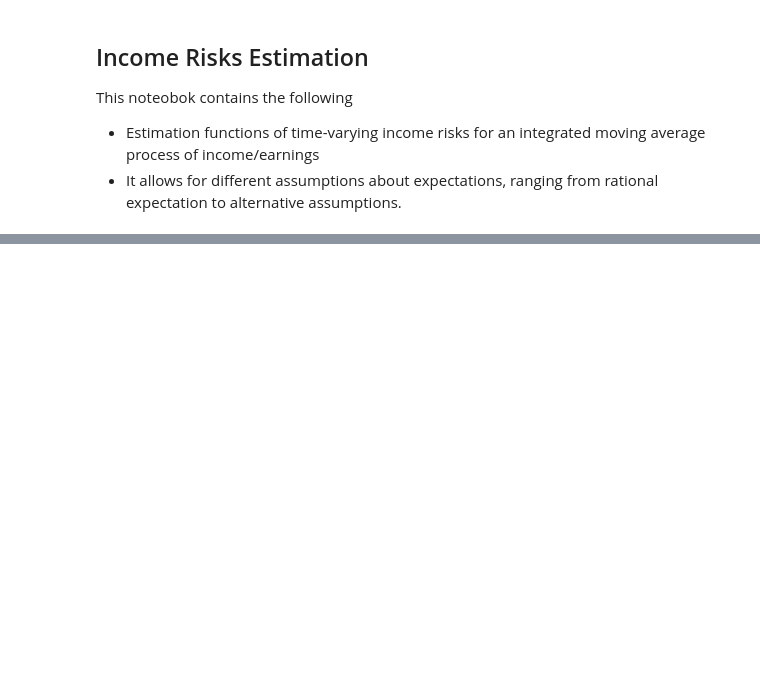
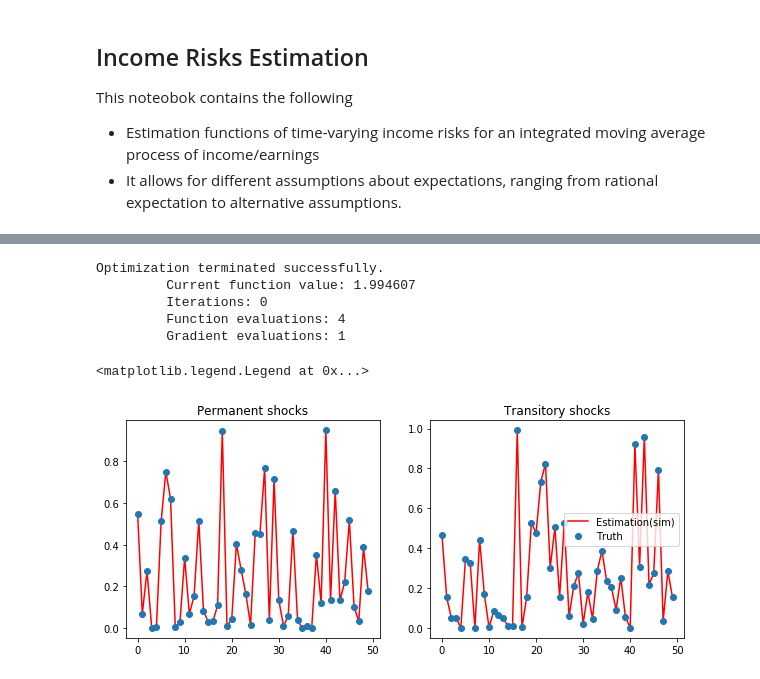
Before and after one commit to iworld1991/IncExpProject, a Jupyter notebook: WorkingFolder/PythonCode/IncomeRisksEst.ipynb, the cells around one changed output, grey strips where cells are left out. Cells and saved outputs as stored; diff of their text form; code cells hidden in the pictures; blank space fills up the shorter version.

```diff
--- a/WorkingFolder/PythonCode/IncomeRisksEst.ipynb
+++ b/WorkingFolder/PythonCode/IncomeRisksEst.ipynb
@@ -319,0 +390,27 @@ plt.legend(loc=1)
+# %%
+para_est_sim = dt_est.EstimateParabySim(method='CG')
+# %% [output]
+Optimization terminated successfully.
+         Current function value: 1.994607
+         Iterations: 0
+         Function evaluations: 4
+         Gradient evaluations: 1
+# %%
+## check the estimation and true parameters
+
+fig = plt.figure(figsize=([10,4]))
+
+plt.subplot(1,2,1)
+plt.title('Permanent shocks')
+plt.plot(dt_est.para_est_sim[1][0].T**2,'r-',label='Estimation(sim)')
+plt.plot(dt_est.sigmas[0]**2,'o',label='Truth')
+
+
+plt.subplot(1,2,2)
+plt.title('Transitory shocks')
+plt.plot(dt_est.para_est_sim[1][1].T**2,'r-',label='Estimation(sim)')
+plt.plot(dt_est.sigmas[1]**2,'o',label='Truth')
+plt.legend(loc=0)
+# %% [output]
+<matplotlib.legend.Legend at 0x...>
+[figure, added]
```
Also changed, not shown: parts of 14 cells of this notebook.
